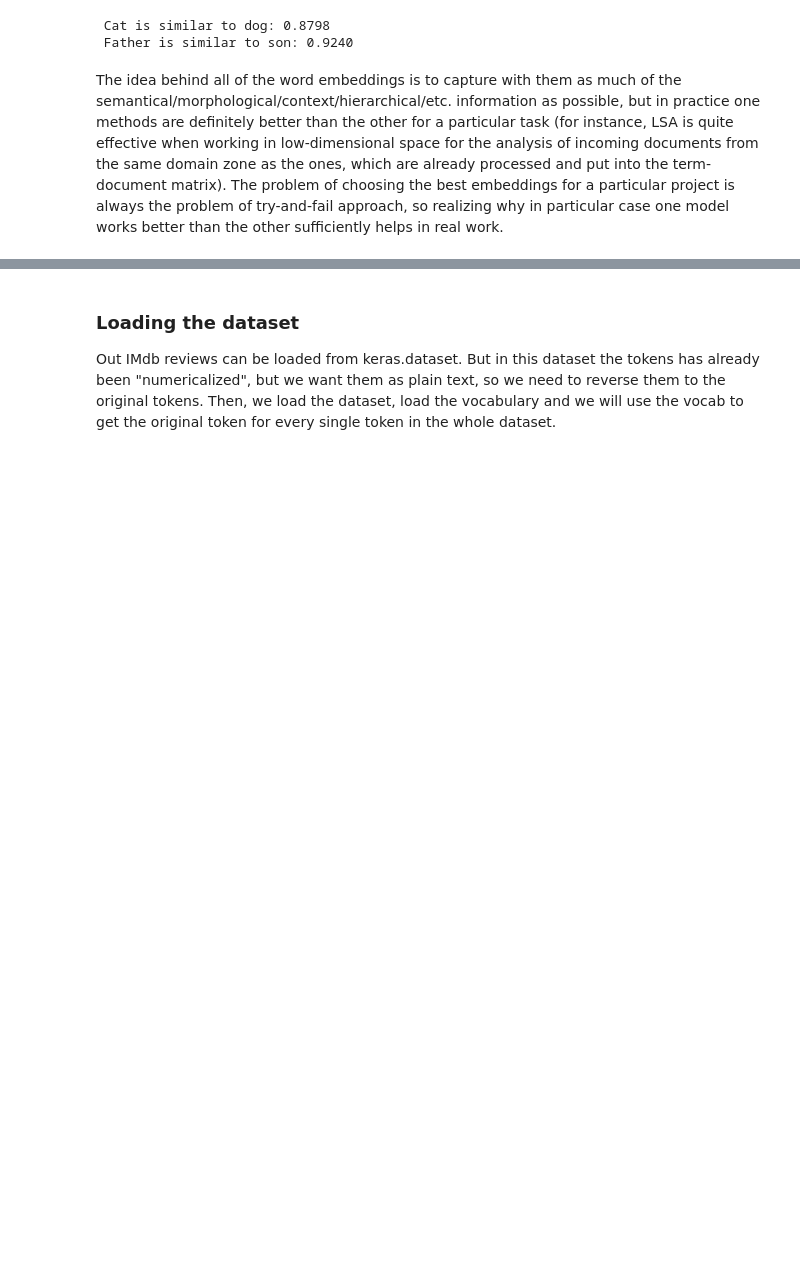
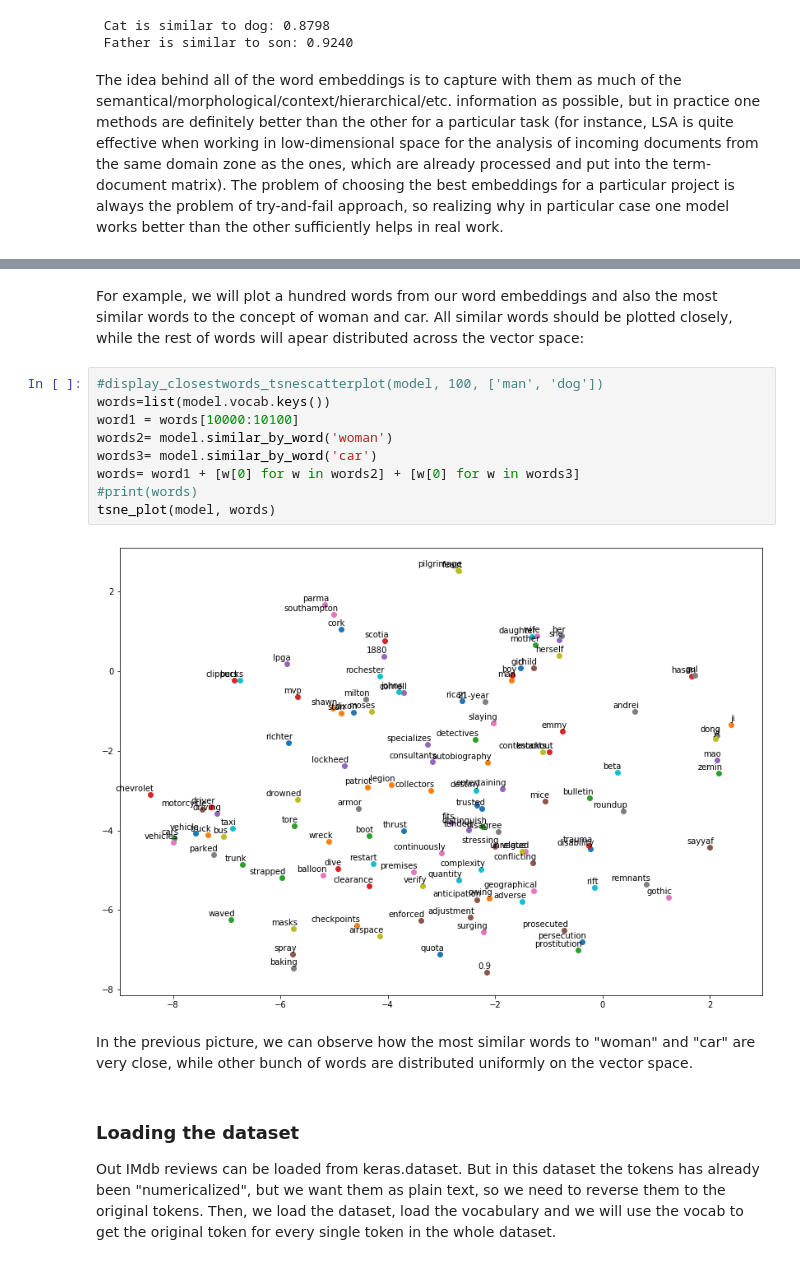
Before and after one commit to edumunozsala/Intro-NLP-Text-Classification, a Jupyter notebook: Intro_NLP_WordEmbeddings_Classification.ipynb, the cells around one changed output, grey strips where cells are left out. Drawn from its saved outputs; the diff is of its cells as text; blank space fills up the shorter version.

```diff
--- a/Intro_NLP_WordEmbeddings_Classification.ipynb
+++ b/Intro_NLP_WordEmbeddings_Classification.ipynb
@@ -235,3 +309,18 @@ def reduce_dimensions(model):
+# %% [markdown]
+For example, we will plot a hundred words from our word embeddings and also the most similar words to the concept of woman and car. All similar words should be plotted closely, while the rest of words will apear distributed across the vector space:
+# %%
+#display_closestwords_tsnescatterplot(model, 100, ['man', 'dog'])
+words=list(model.vocab.keys())
+word1 = words[10000:10100]
+words2= model.similar_by_word('woman')
+words3= model.similar_by_word('car')
+words= word1 + [w[0] for w in words2] + [w[0] for w in words3]
+#print(words)
+tsne_plot(model, words)
+# %% [output]
+[figure, added]
+# %% [markdown]
+In the previous picture, we can observe how the most similar words to "woman" and "car" are very close, while other bunch of words are distributed uniformly on the vector space.
 # %% [markdown]
 ### Loading the dataset
 
```
Also changed, not shown: parts of 31 cells of this notebook.
